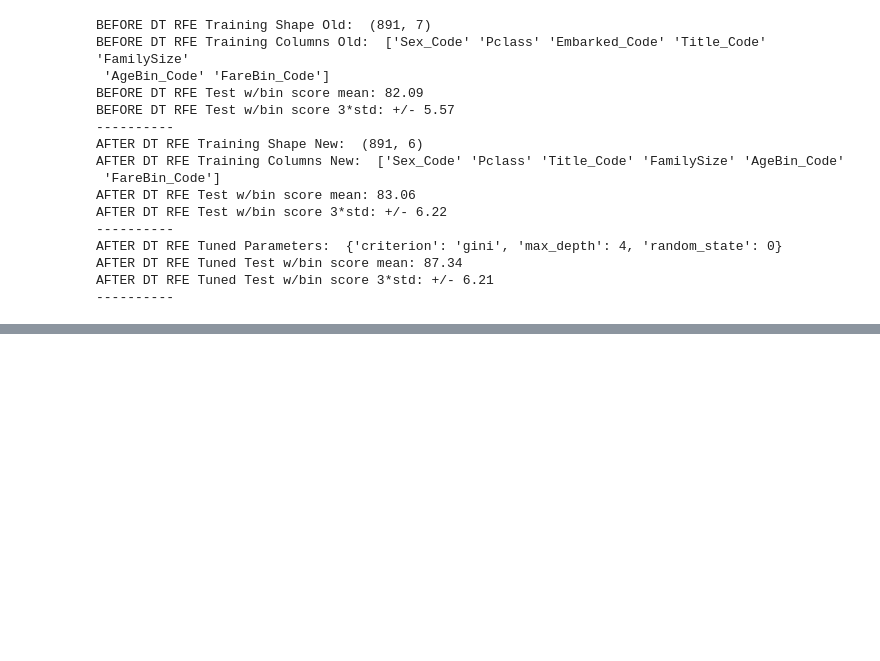
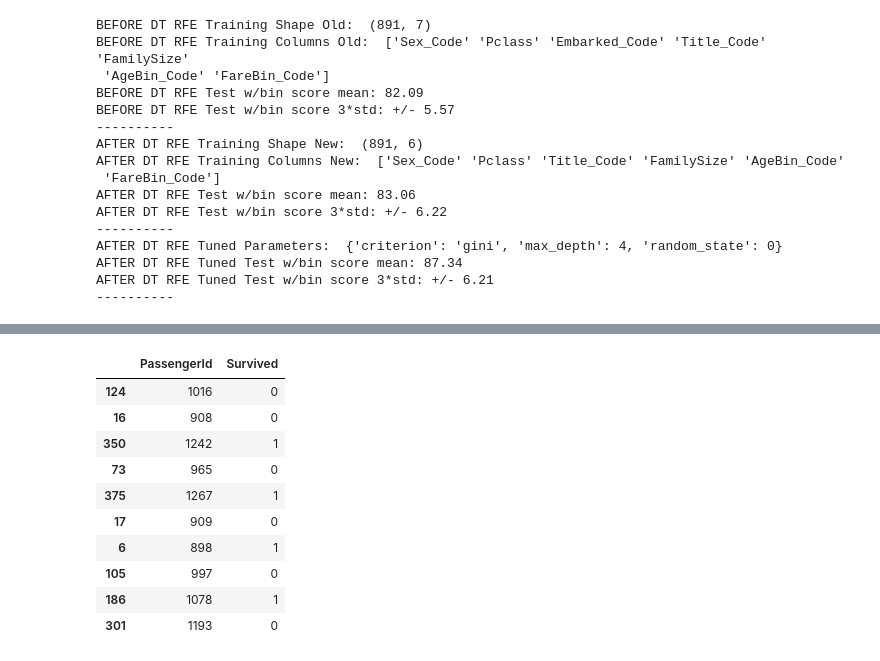
Before and after one commit to nowhyun/Study, a Jupyter notebook: A_Data_Science_Framework_To_Achieve_99_Accuracy.ipynb, the cells around one changed output, grey strips where cells are left out. Cells and saved outputs as stored; diff of their text form; code cells hidden in the pictures; blank space fills up the shorter version.

```diff
--- a/A_Data_Science_Framework_To_Achieve_99_Accuracy.ipynb
+++ b/A_Data_Science_Framework_To_Achieve_99_Accuracy.ipynb
@@ -1217,0 +1477,85 @@ graph
+# %%
+#prepare data for modeling
+print(data_test.info())
+print("-"*10)
+#data_test.sample(10)
+
+
+
+#handmade decision tree - submission score = 0.77990
+data_test['Survived'] = mytree(data_test).astype(int)
+
+
+#decision tree w/full dataset modeling submission score: defaults= 0.76555, tuned= 0.77990
+#submit_dt = tree.DecisionTreeClassifier()
+#submit_dt = model_selection.GridSearchCV(tree.DecisionTreeClassifier(), param_grid=param_grid, scoring = 'roc_auc', cv = cv_split)
+#submit_dt.fit(data_train[data_train_x_bin], data_train[Target])
+#print('Best Parameters: ', submit_dt.best_params_) #Best Parameters:  {'criterion': 'gini', 'max_depth': 4, 'random_state': 0}
+#data_test['Survived'] = submit_dt.predict(data_test[data_train_x_bin])
+
+
+#bagging w/full dataset modeling submission score: defaults= 0.75119, tuned= 0.77990
+#submit_bc = ensemble.BaggingClassifier()
+#submit_bc = model_selection.GridSearchCV(ensemble.BaggingClassifier(), param_grid= {'n_estimators':grid_n_estimator, 'max_samples': grid_ratio, 'oob_score': grid_bool, 'random_state': grid_seed}, scoring = 'roc_auc', cv = cv_split)
+#submit_bc.fit(data_train[data_train_x_bin], data_train[Target])
+#print('Best Parameters: ', submit_bc.best_params_) #Best Parameters:  {'max_samples': 0.25, 'n_estimators': 500, 'oob_score': True, 'random_state': 0}
+#data_test['Survived'] = submit_bc.predict(data_test[data_train_x_bin])
+
+
+#extra tree w/full dataset modeling submission score: defaults= 0.76555, tuned= 0.77990
+#submit_etc = ensemble.ExtraTreesClassifier()
+#submit_etc = model_selection.GridSearchCV(ensemble.ExtraTreesClassifier(), param_grid={'n_estimators': grid_n_estimator, 'criterion': grid_criterion, 'max_depth': grid_max_depth, 'random_state': grid_seed}, scoring = 'roc_auc', cv = cv_split)
+#submit_etc.fit(data_train[data_train_x_bin], data_train[Target])
+#print('Best Parameters: ', submit_etc.best_params_) #Best Parameters:  {'criterion': 'entropy', 'max_depth': 6, 'n_estimators': 100, 'random_state': 0}
+#data_test['Survived'] = submit_etc.predict(data_test[data_train_x_bin])
+
+
+#random foreset w/full dataset modeling submission score: defaults= 0.71291, tuned= 0.73205
+#submit_rfc = ensemble.RandomForestClassifier()
+#submit_rfc = model_selection.GridSearchCV(ensemble.RandomForestClassifier(), param_grid={'n_estimators': grid_n_estimator, 'criterion': grid_criterion, 'max_depth': grid_max_depth, 'random_state': grid_seed}, scoring = 'roc_auc', cv = cv_split)
+#submit_rfc.fit(data_train[data_train_x_bin], data_train[Target])
+#print('Best Parameters: ', submit_rfc.best_params_) #Best Parameters:  {'criterion': 'entropy', 'max_depth': 6, 'n_estimators': 100, 'random_state': 0}
+#data_test['Survived'] = submit_rfc.predict(data_test[data_train_x_bin])
+
+
+
+#ada boosting w/full dataset modeling submission score: defaults= 0.74162, tuned= 0.75119
+#submit_abc = ensemble.AdaBoostClassifier()
+#submit_abc = model_selection.GridSearchCV(ensemble.AdaBoostClassifier(), param_grid={'n_estimators': grid_n_estimator, 'learning_rate': grid_ratio, 'algorithm': ['SAMME', 'SAMME.R'], 'random_state': grid_seed}, scoring = 'roc_auc', cv = cv_split)
+#submit_abc.fit(data_train[data_train_x_bin], data_train[Target])
+#print('Best Parameters: ', submit_abc.best_params_) #Best Parameters:  {'algorithm': 'SAMME.R', 'learning_rate': 0.1, 'n_estimators': 300, 'random_state': 0}
+#data_test['Survived'] = submit_abc.predict(data_test[data_train_x_bin])
+
+
+#gradient boosting w/full dataset modeling submission score: defaults= 0.75119, tuned= 0.77033
+#submit_gbc = ensemble.GradientBoostingClassifier()
+#submit_gbc = model_selection.GridSearchCV(ensemble.GradientBoostingClassifier(), param_grid={'learning_rate': grid_ratio, 'n_estimators': grid_n_estimator, 'max_depth': grid_max_depth, 'random_state':grid_seed}, scoring = 'roc_auc', cv = cv_split)
+#submit_gbc.fit(data_train[data_train_x_bin], data_train[Target])
+#print('Best Parameters: ', submit_gbc.best_params_) #Best Parameters:  {'learning_rate': 0.25, 'max_depth': 2, 'n_estimators': 50, 'random_state': 0}
+#data_test['Survived'] = submit_gbc.predict(data_test[data_train_x_bin])
+
+#extreme boosting w/full dataset modeling submission score: defaults= 0.73684, tuned= 0.77990
+#submit_xgb = XGBClassifier()
+#submit_xgb = model_selection.GridSearchCV(XGBClassifier(), param_grid= {'learning_rate': grid_learn, 'max_depth': [0,2,4,6,8,10], 'n_estimators': grid_n_estimator, 'seed': grid_seed}, scoring = 'roc_auc', cv = cv_split)
+#submit_xgb.fit(data_train[data_train_x_bin], data_train[Target])
+#print('Best Parameters: ', submit_xgb.best_params_) #Best Parameters:  {'learning_rate': 0.01, 'max_depth': 4, 'n_estimators': 300, 'seed': 0}
+#data_test['Survived'] = submit_xgb.predict(data_test[data_train_x_bin])
+
+
+#hard voting classifier w/full dataset modeling submission score: defaults= 0.75598, tuned = 0.77990
+#data_test['Survived'] = vote_hard.predict(data_test[data_train_x_bin])
+data_test['Survived'] = grid_hard.predict(data_test[data_train_x_bin])
+
+
+#soft voting classifier w/full dataset modeling submission score: defaults= 0.73684, tuned = 0.74162
+#data_test['Survived'] = vote_soft.predict(data_test[data_train_x_bin])
+#data_test['Survived'] = grid_soft.predict(data_test[data_train_x_bin])
+
+
+#submit file
+submit = data_test[['PassengerId','Survived']]
+submit.to_csv(currDir + "/working/submit.csv", index=False)
+
+print('Test Data Distribution: \n', data_test['Survived'].value_counts(normalize = True))
+submit.sample(10)
+# %% [output]
@@ -1217,0 +1579,11 @@ graph
+|  | PassengerId | Survived |
+| 124 | 1016 | 0 |
+| 16 | 908 | 0 |
+| 350 | 1242 | 1 |
+| 73 | 965 | 0 |
+| 375 | 1267 | 1 |
+| 17 | 909 | 0 |
+| 6 | 898 | 1 |
+| 105 | 997 | 0 |
+| 186 | 1078 | 1 |
+| 301 | 1193 | 0 |
```
Also changed, not shown: parts of 19 cells of this notebook.
